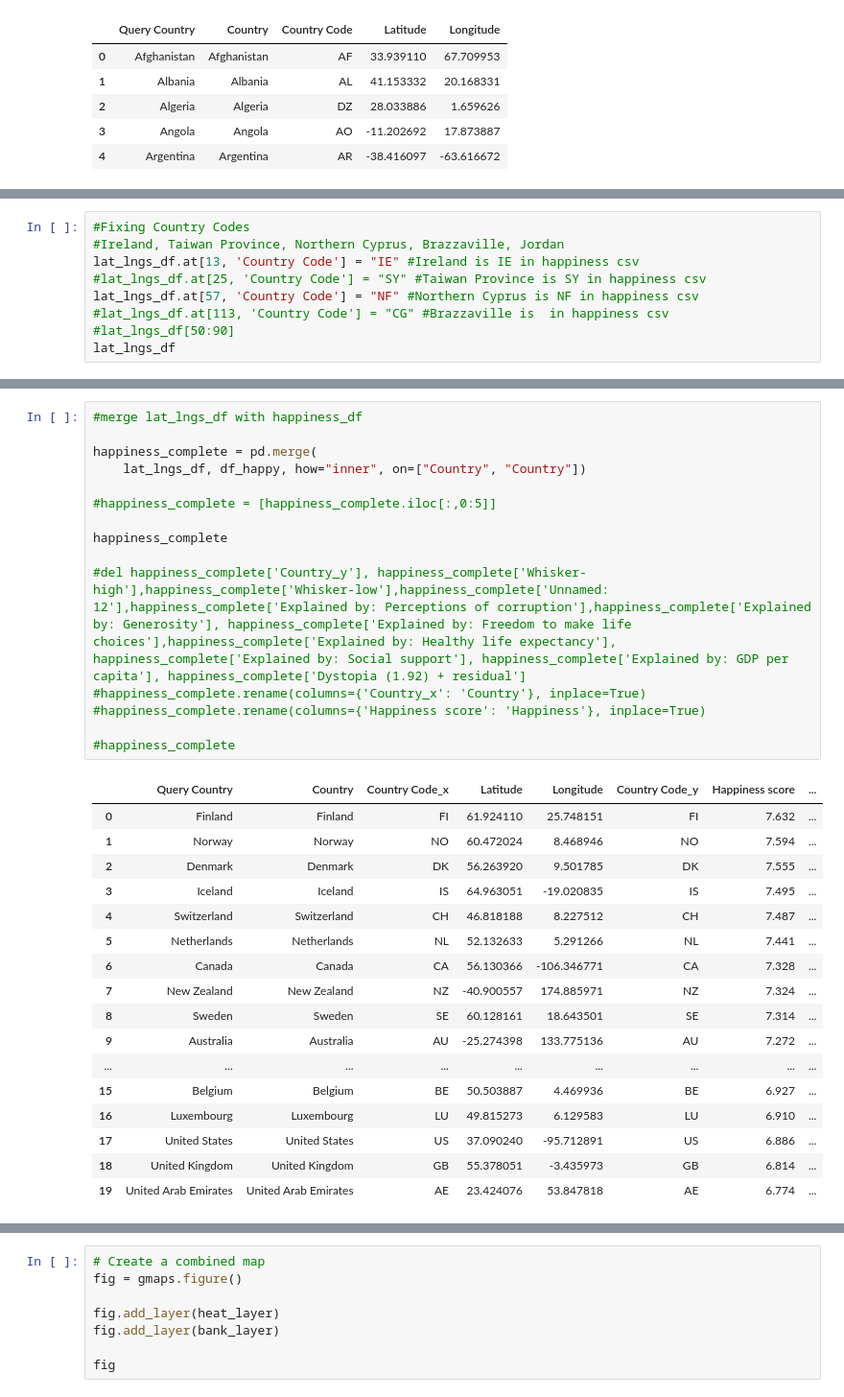
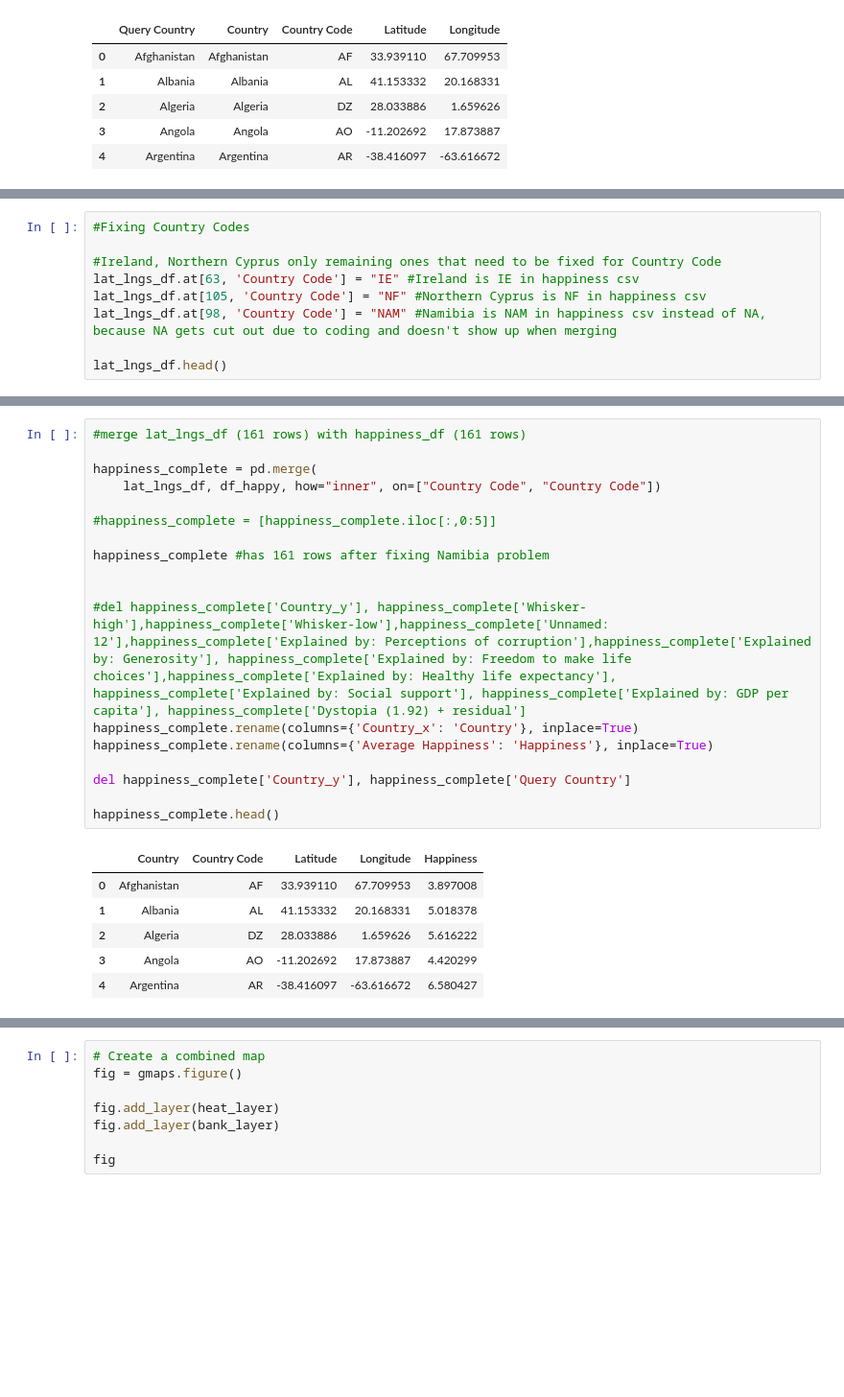
Before and after one commit to 4d4m43/DrinkAndBeHapPY, a Jupyter notebook: libs/vis1_happinessheat.ipynb, the cells around one changed output, grey strips where cells are left out. Shown at 96% size. Cells and saved outputs as stored; diff of their text form; blank space fills up the shorter version.

```diff
--- a/libs/vis1_happinessheat.ipynb
+++ b/libs/vis1_happinessheat.ipynb
@@ -228,12 +229,12 @@ output_data_file = "output/vis1.csv"
 lat_lngs_df.to_csv(output_data_file, encoding="utf-8", index=False)
 # %%
 #Fixing Country Codes
-#Ireland, Taiwan Province, Northern Cyprus, Brazzaville, Jordan
-lat_lngs_df.at[13, 'Country Code'] = "IE" #Ireland is IE in happiness csv
-#lat_lngs_df.at[25, 'Country Code'] = "SY" #Taiwan Province is SY in happiness csv
-lat_lngs_df.at[57, 'Country Code'] = "NF" #Northern Cyprus is NF in happiness csv
-#lat_lngs_df.at[113, 'Country Code'] = "CG" #Brazzaville is  in happiness csv
-#lat_lngs_df[50:90]
-lat_lngs_df
+
+#Ireland, Northern Cyprus only remaining ones that need to be fixed for Country Code
+lat_lngs_df.at[63, 'Country Code'] = "IE" #Ireland is IE in happiness csv
+lat_lngs_df.at[105, 'Country Code'] = "NF" #Northern Cyprus is NF in happiness csv
+lat_lngs_df.at[98, 'Country Code'] = "NAM" #Namibia is NAM in happiness csv instead of NA, because NA gets cut out due to coding and doesn't show up when merging
+
+lat_lngs_df.head()
 # %% [output]
 |  | Query Country | Country | Country Code | Latitude | Longitude |
@@ -256,33 +246,25 @@ lat_lngs_df
 # %%
-#merge lat_lngs_df with happiness_df
+#merge lat_lngs_df (161 rows) with happiness_df (161 rows)
 
 happiness_complete = pd.merge(
-    lat_lngs_df, df_happy, how="inner", on=["Country", "Country"])
+    lat_lngs_df, df_happy, how="inner", on=["Country Code", "Country Code"])
 
 #happiness_complete = [happiness_complete.iloc[:,0:5]]
 
-happiness_complete
+happiness_complete #has 161 rows after fixing Namibia problem
+
 
 #del happiness_complete['Country_y'], happiness_complete['Whisker-high'],happiness_complete['Whisker-low'],happiness_complete['Unnamed: 12'],happiness_complete['Explained by: Perceptions of corruption'],happiness_complete['Explained by: Generosity'], happiness_complete['Explained by: Freedom to make life choices'],happiness_complete['Explained by: Healthy life expectancy'], happiness_complete['Explained by: Social support'], happiness_complete['Explained by: GDP per capita'], happiness_complete['Dystopia (1.92) + residual']
-#happiness_complete.rename(columns={'Country_x': 'Country'}, inplace=True)
-#happiness_complete.rename(columns={'Happiness score': 'Happiness'}, inplace=True)
+happiness_complete.rename(columns={'Country_x': 'Country'}, inplace=True)
+happiness_complete.rename(columns={'Average Happiness': 'Happiness'}, inplace=True)
 
-#happiness_complete
+del happiness_complete['Country_y'], happiness_complete['Query Country']
+
+happiness_complete.head()
 # %% [output]
-|  | Query Country | Country | Country Code_x | Latitude | Longitude | Country Code_y | Happiness score | ... |
-| 0 | Finland | Finland | FI | 61.924110 | 25.748151 | FI | 7.632 | ... |
-| 1 | Norway | Norway | NO | 60.472024 | 8.468946 | NO | 7.594 | ... |
-| 2 | Denmark | Denmark | DK | 56.263920 | 9.501785 | DK | 7.555 | ... |
-| 3 | Iceland | Iceland | IS | 64.963051 | -19.020835 | IS | 7.495 | ... |
-| 4 | Switzerland | Switzerland | CH | 46.818188 | 8.227512 | CH | 7.487 | ... |
-| 5 | Netherlands | Netherlands | NL | 52.132633 | 5.291266 | NL | 7.441 | ... |
-| 6 | Canada | Canada | CA | 56.130366 | -106.346771 | CA | 7.328 | ... |
-| 7 | New Zealand | New Zealand | NZ | -40.900557 | 174.885971 | NZ | 7.324 | ... |
-| 8 | Sweden | Sweden | SE | 60.128161 | 18.643501 | SE | 7.314 | ... |
-| 9 | Australia | Australia | AU | -25.274398 | 133.775136 | AU | 7.272 | ... |
-| ... | ... | ... | ... | ... | ... | ... | ... | ... |
-| 15 | Belgium | Belgium | BE | 50.503887 | 4.469936 | BE | 6.927 | ... |
-| 16 | Luxembourg | Luxembourg | LU | 49.815273 | 6.129583 | LU | 6.910 | ... |
-| 17 | United States | United States | US | 37.090240 | -95.712891 | US | 6.886 | ... |
-| 18 | United Kingdom | United Kingdom | GB | 55.378051 | -3.435973 | GB | 6.814 | ... |
-| 19 | United Arab Emirates | United Arab Emirates | AE | 23.424076 | 53.847818 | AE | 6.774 | ... |
+|  | Country | Country Code | Latitude | Longitude | Happiness |
+| 0 | Afghanistan | AF | 33.939110 | 67.709953 | 3.897008 |
+| 1 | Albania | AL | 41.153332 | 20.168331 | 5.018378 |
+| 2 | Algeria | DZ | 28.033886 | 1.659626 | 5.616222 |
+| 3 | Angola | AO | -11.202692 | 17.873887 | 4.420299 |
+| 4 | Argentina | AR | -38.416097 | -63.616672 | 6.580427 |
```
Also changed, not shown: parts of 13 cells of this notebook, 9 other files.
